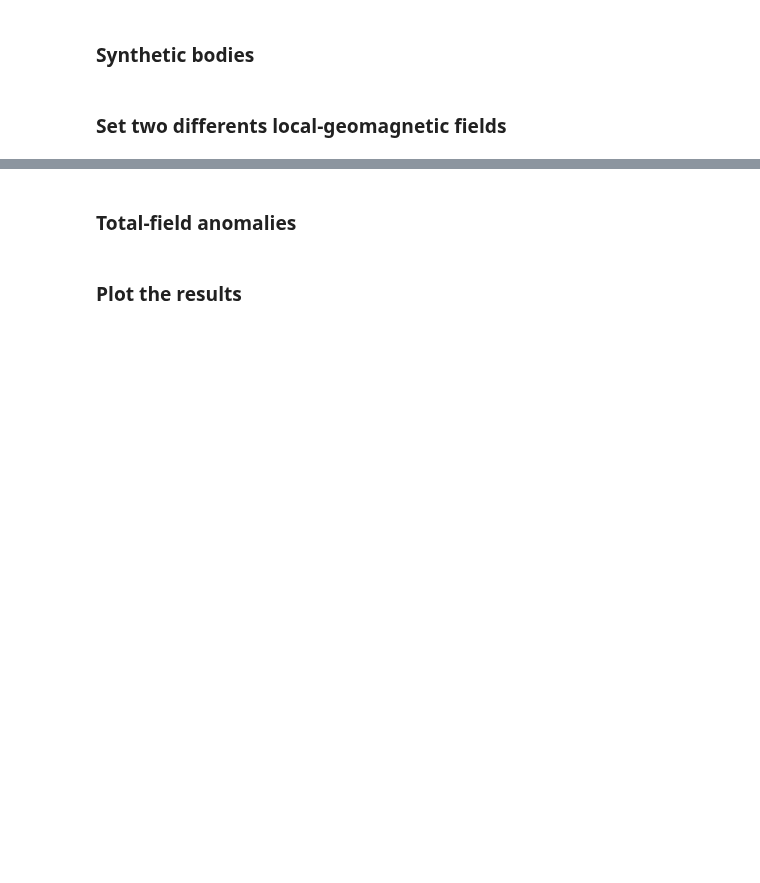
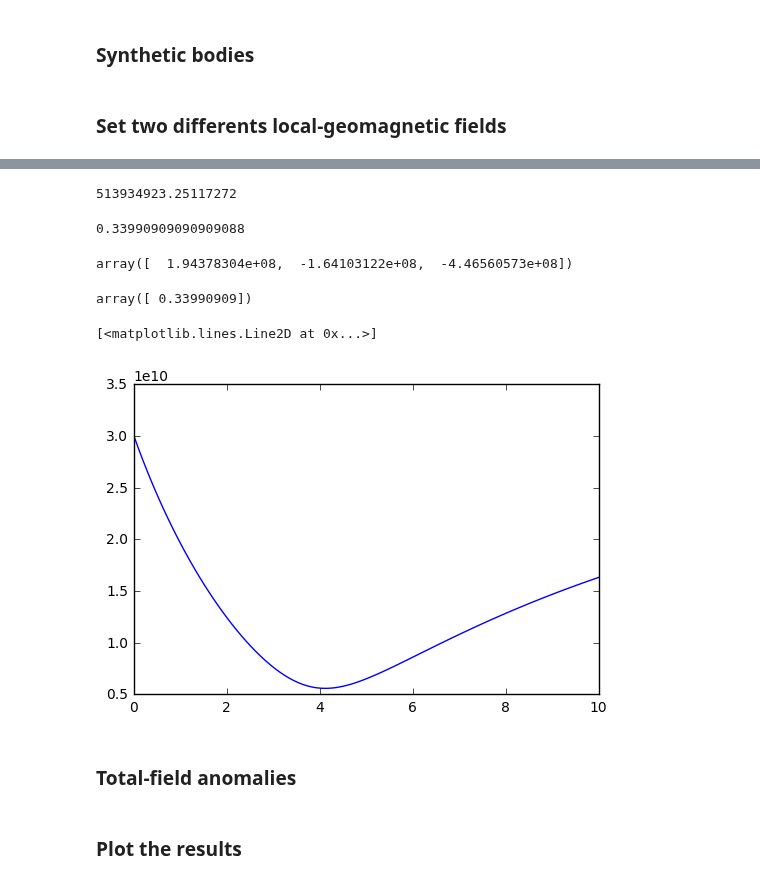
Before and after one commit to pinga-lab/magnetic-ellipsoid, a Jupyter notebook: code/confocal_triaxial_ellipsoids.ipynb, the cells around one changed output, grey strips where cells are left out. Saved outputs shown, nothing was run; the diff lists cells and outputs as text; code cells hidden in the pictures; blank space fills up the shorter version.

```diff
--- a/code/confocal_triaxial_ellipsoids.ipynb
+++ b/code/confocal_triaxial_ellipsoids.ipynb
@@ -55,3 +101,35 @@ inc, dec = 20, 30
+# %%
+np.min(phi1)
+# %% [output]
+513934923.25117272
+# %%
+k1[48]
+# %% [output]
+0.33990909090909088
+# %%
+k = np.array([k1[48]])
+
+model1 = TriaxialEllipsoid(0., 0., 2000., a1, b1, c1, 0., 0., 0.,
+                          {'principal susceptibilities': [k1[48], k1[48], k1[48]],
+                           'susceptibility angles': [-20., 20., 9.]})
+mag = triaxial_ellipsoid.magnetization(model1, F, inc, dec, demag=True)
+mag*volumes[1]-P0
+# %% [output]
+array([  1.94378304e+08,  -1.64103122e+08,  -4.46560573e+08])
+# %%
+k
+# %% [output]
+array([ 0.33990909])
+# %%
+k2 = np.linspace(0.001,10,100)
+a2, b2, c2 = 900., 600., 300.
+
+phi2 = phi(a2,b2,c2,P0,k2)
+# %%
+plt.plot(k2,phi2)
+# %% [output]
+[<matplotlib.lines.Line2D at 0x...>]
+[figure, added]
 # %% [markdown]
 ### Total-field anomalies
 # %%
```
Also changed, not shown: parts of 11 cells of this notebook.
